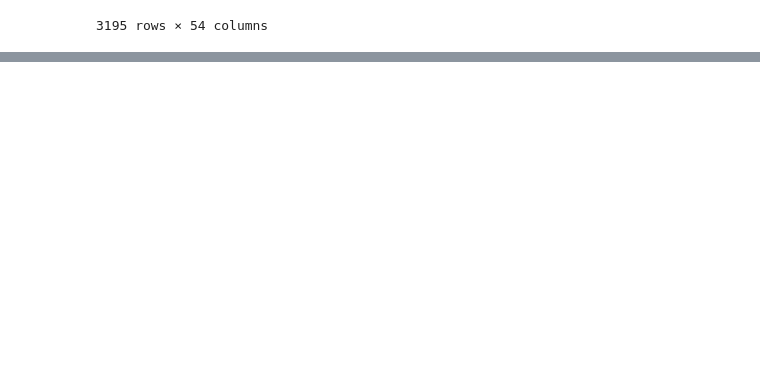
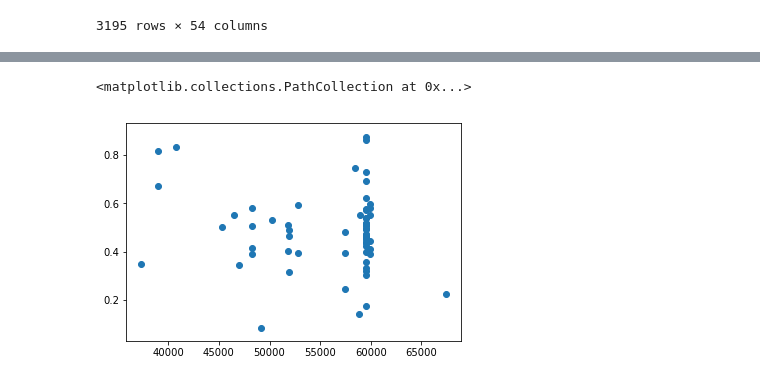
Before and after one commit to jfong27/2016-Election, a Jupyter notebook: 2016 Election.ipynb, the cells around one changed output, grey strips where cells are left out. Drawn from its saved outputs; the diff is of its cells as text; code cells hidden in the pictures; blank space fills up the shorter version.

```diff
--- a/2016 Election.ipynb
+++ b/2016 Election.ipynb
@@ -71,0 +135,6 @@ county_facts_dict
+# %%
+clinton = data[data.candidate == 'Hillary Clinton']
+plt.scatter(x=clinton['INC110213'], y = clinton['fraction_votes'])
+# %% [output]
+<matplotlib.collections.PathCollection at 0x...>
+[figure, added]
```
Also changed, not shown: parts of 12 cells of this notebook.
